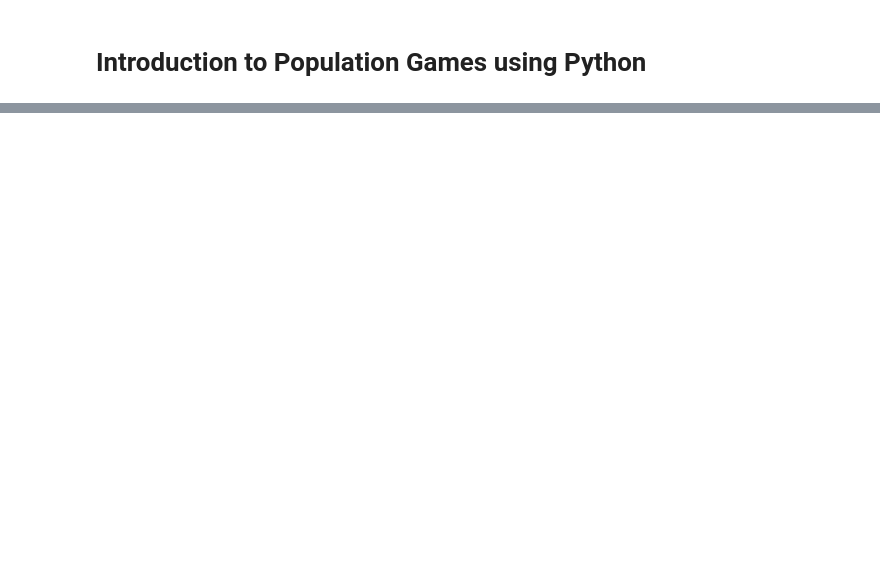
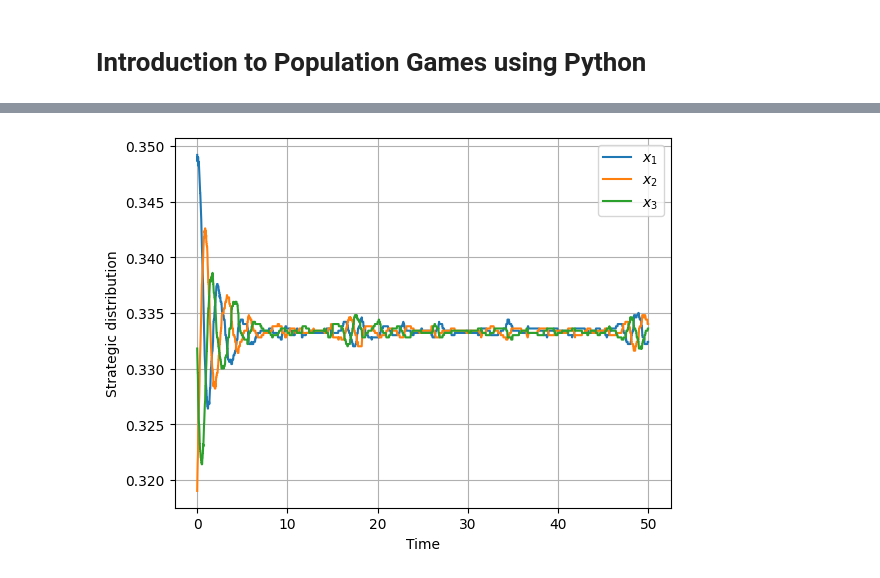
Before and after one commit to Martinez-Piazuelo/population_games, a Jupyter notebook: Part_1.ipynb, the cells around one changed output, grey strips where cells are left out. Cells and saved outputs as stored; diff of their text form; code cells hidden in the pictures; blank space fills up the shorter version.

```diff
--- a/Part_1.ipynb
+++ b/Part_1.ipynb
@@ -58,0 +65,37 @@ plt.legend();
+# %%
+# Generate the revision times for all agents using an exponential distribution with rate R
+revision_times = generate_revision_times(N, R, T, dt)
+
+# Run the microscopic decision-making process
+x_log = np.zeros((n, num_iter))
+for t in range(num_iter):  # Loop over the simulation time steps
+    x = get_strategic_distribution(N, n, selected_strategies)  # Compute strategic distribution of the population
+    x_log[:, t] = x.reshape(-1)                                # Save strategic distribution (for plotting)
+
+    p = fitness(x)                                      # Compute payoff vector
+    revision_matrix = revision_protocol(x, p)           # Compute revision protocol (matrix)
+
+    revising_agents, _ = np.where(revision_times == t)  # Get the revising agents at time (step) t
+    revising_agents = [*set(list(revising_agents))]     # Eliminate repetitions
+
+    selected_strategies_t = copy.deepcopy(selected_strategies) # Make copy of selected strategies at time (step) t
+    for agent in revising_agents:                              # Loop over the revising agents
+        probabilities = []                                     # Initialize probabilities placeholder
+        i = selected_strategies_t[agent]                       # Current selected strategy of current agent
+        for j in range(n):
+            probability_ij = revision_matrix[j, i]/R           # Compute switching probabilities
+            probabilities.append(probability_ij)
+        probabilities[i] = 1 - sum(probabilities)
+        selected_strategies[agent] = np.random.choice(np.arange(n), p=probabilities) # Update selected strategy of current agent
+
+# Plot results
+time = np.arange(num_iter)*dt
+plt.figure(1)
+for i in range(n):
+    plt.plot(time, x_log[i, :], label=r'$x_'+str(i+1)+r'$')
+plt.grid()
+plt.xlabel('Time')
+plt.ylabel('Strategic distribution')
+plt.legend();
+# %% [output]
+[figure, added]
```
Also changed, not shown: parts of 13 cells of this notebook, 2 other files.
